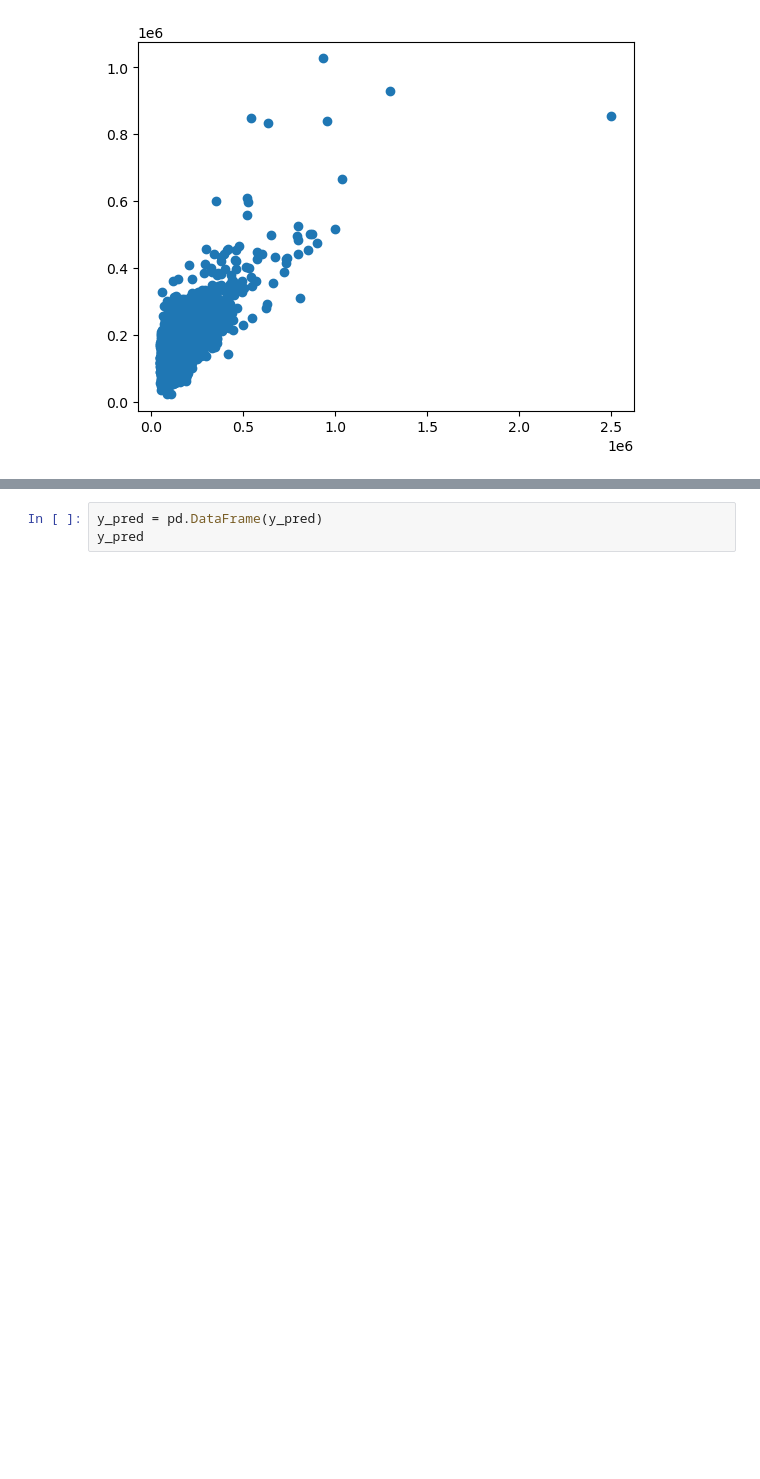
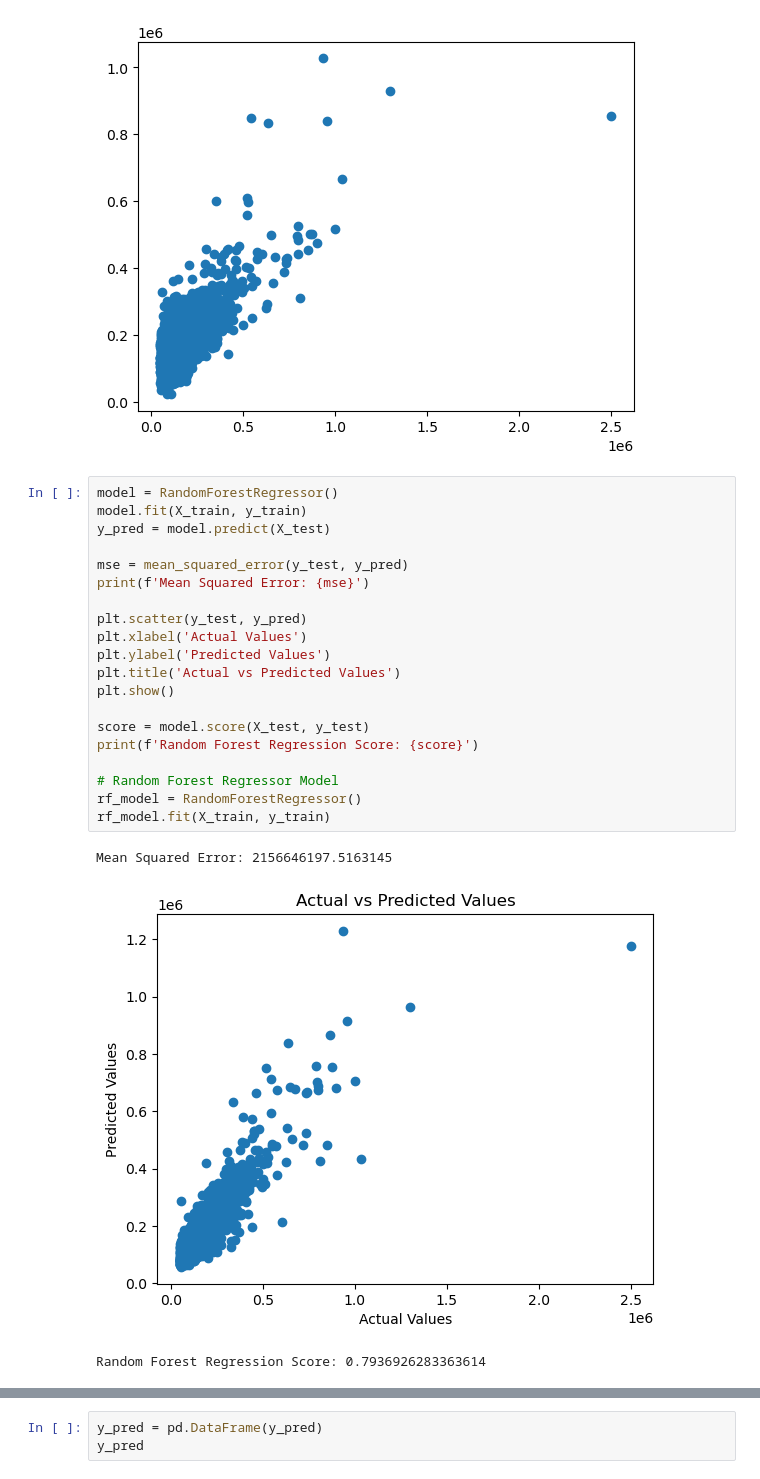
Before and after one commit to vivsarraf/Milwaukee-Property-Price-Predictor-Dashboard, a Jupyter notebook: Project4_PredictionModel.ipynb, the cells around one changed output, grey strips where cells are left out. Saved outputs shown, nothing was run; the diff lists cells and outputs as text; blank space fills up the shorter version.

```diff
--- a/Project4_PredictionModel.ipynb
+++ b/Project4_PredictionModel.ipynb
@@ -213,3 +272,27 @@ plt.scatter(y_test, y_pred)
 # %% [output]
 <matplotlib.collections.PathCollection at 0x...>
 [figure]
+# %%
+model = RandomForestRegressor()
+model.fit(X_train, y_train)
+y_pred = model.predict(X_test)
+
+mse = mean_squared_error(y_test, y_pred)
+print(f'Mean Squared Error: {mse}')
+
+plt.scatter(y_test, y_pred)
+plt.xlabel('Actual Values')
+plt.ylabel('Predicted Values')
+plt.title('Actual vs Predicted Values')
+plt.show()
+
+score = model.score(X_test, y_test)
+print(f'Random Forest Regression Score: {score}')
+
+# Random Forest Regressor Model
+rf_model = RandomForestRegressor()
+rf_model.fit(X_train, y_train)
+# %% [output]
+Mean Squared Error: 2156646197.5163145
+[figure, added]
+Random Forest Regression Score: 0.7936926283363614
```
Also changed, not shown: parts of 8 cells of this notebook.
